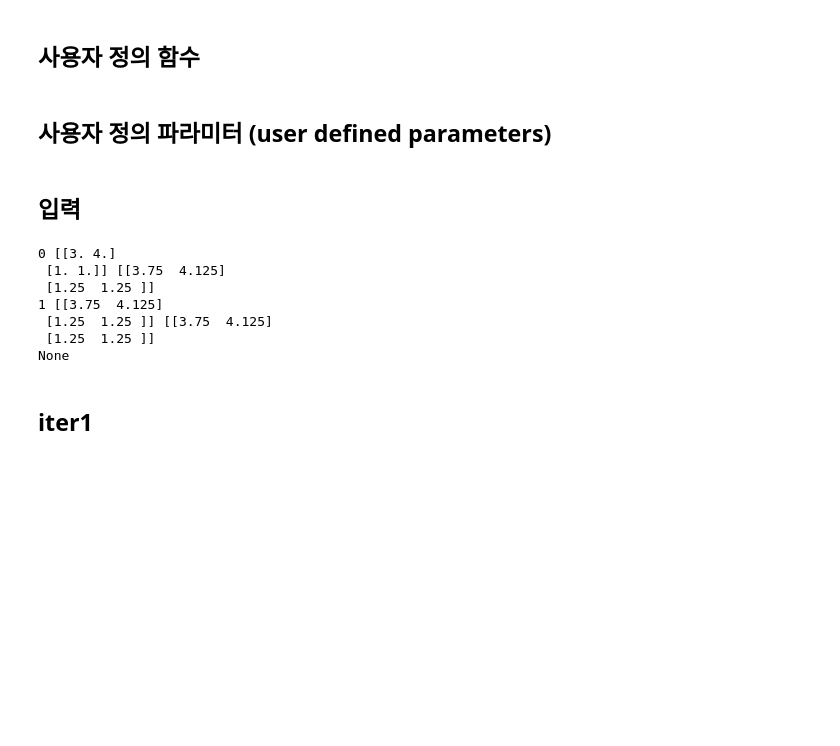
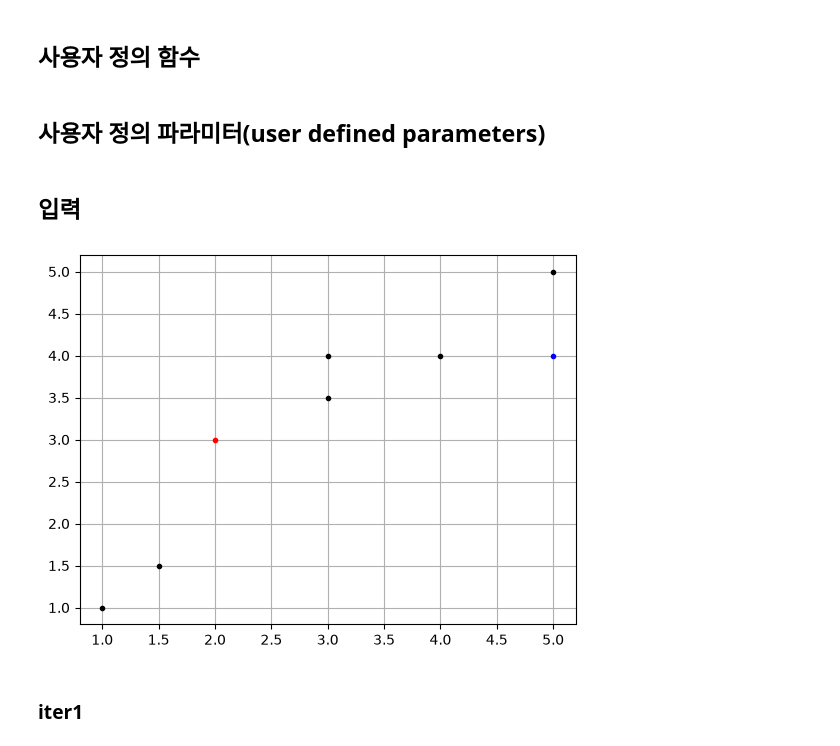
Before and after one commit to taewhan29/2026-2_Base_Env, a Jupyter notebook: machine_learning/ch5_partitional_clustering.ipynb, the cells around one changed output. Drawn from its saved outputs; the diff is of its cells as text; code cells hidden in the pictures; blank space fills up the shorter version.

```diff
--- a/machine_learning/ch5_partitional_clustering.ipynb
+++ b/machine_learning/ch5_partitional_clustering.ipynb
@@ -48,3 +19,3 @@ def partitional_clusterning(X,k):
 # %% [markdown]
-## 사용자 정의 파라미터 (user defined parameters)
+## 사용자 정의 파라미터(user defined parameters)
 # %%
@@ -56,32 +27,22 @@ m1 = np.array([5,4])
 ## 입력
 # %%
 X = np.array([[1,1],
-             [1.5,1.5],
-             [5,5],
-             [3,4],
-             [4,4],
-             [3,3.5]])
-
+              [1.5,1.5],
+              [5,5],
+              [3,4],
+              [4,4],
+              [3,3.5]])
 num, dim = X.shape
 
-k = 2
-assign_mat = partitional_clusterning(X,k)
-print(assign_mat)
-
-# plt.plot(X[:,0], X[:,1], 'k.')
-# plt.plot(m0[0], m0[0], 'r*')
-# plt.plot(m1[0], m1[1], 'b*')
-# plt.grid()
-# # print(X)
-# # print(num,dim)
+plt.plot(X[:,0], X[:,1], 'k.')
+plt.plot(m0[0], m0[1], 'r.')
+plt.plot(m1[0], m1[1], 'b.')
+plt.grid()
+plt.show()
+# print(X)
+# print(num,dim)
 # %% [output]
-0 [[3. 4.]
- [1. 1.]] [[3.75  4.125]
- [1.25  1.25 ]]
-1 [[3.75  4.125]
- [1.25  1.25 ]] [[3.75  4.125]
- [1.25  1.25 ]]
-None
+[figure, added]
 # %% [markdown]
-## iter1
+### iter1
 # %%
```
Also changed, not shown: parts of 12 cells of this notebook, 1 other file.
